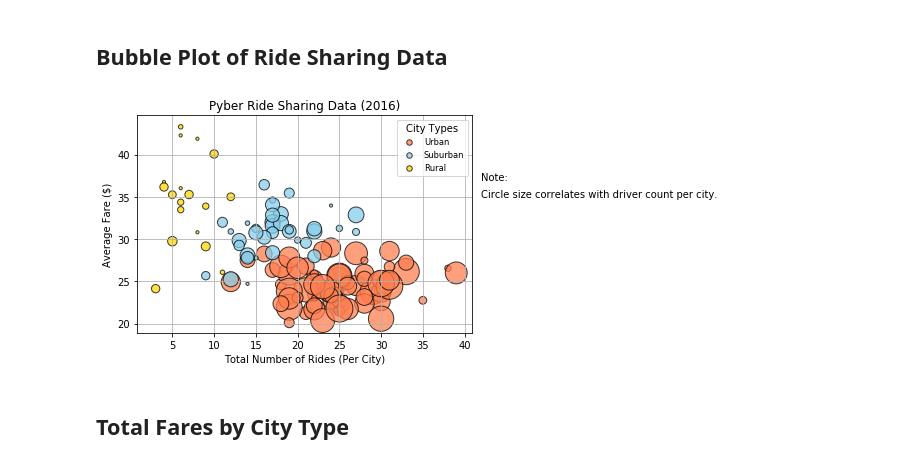
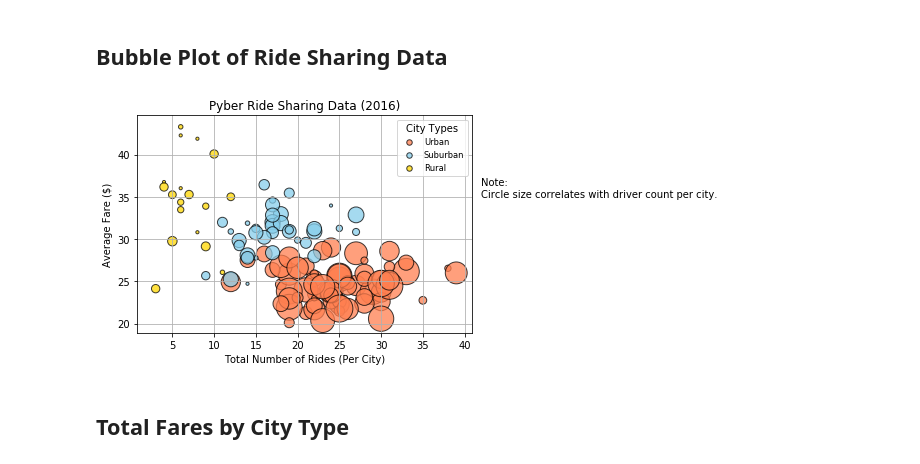
Before and after one commit to HCornick/Matplotlib_HW, a Jupyter notebook: pyber_code.ipynb, the cells around one changed output. Saved outputs shown, nothing was run; the diff lists cells and outputs as text; code cells hidden in the pictures.

```diff
--- a/pyber_code.ipynb
+++ b/pyber_code.ipynb
@@ -47,35 +47,35 @@ Rural_df = Pyber_group[Pyber_group['City Type'] == 'Rural']
 # Plot each city type on one scatter plot - each type varying by color. As noted, the size
 # of each circle correlates with the number of drivers in that particular city
 plt.scatter(Urban_df['Total Rides'], Urban_df['Average Fare'],
             s = Urban_df['Driver Count']*10, color = 'coral', alpha = 0.75,
             edgecolor = 'black', label = 'Urban')
 plt.scatter(Suburban_df['Total Rides'], Suburban_df['Average Fare'],
             s = Suburban_df['Driver Count']*10, color = 'skyblue', alpha = 0.75,
             edgecolor = 'black', label = 'Suburban')
 plt.scatter(Rural_df['Total Rides'], Rural_df['Average Fare'],
             s = Rural_df['Driver Count']*10, color = 'gold', alpha = 0.75,
             edgecolor = 'black', label = 'Rural')
 
 # Incorporate the other graph properties - labels and grid lines
 plt.title('Pyber Ride Sharing Data (2016)')
 plt.xlabel('Total Number of Rides (Per City)')
 plt.ylabel('Average Fare ($)')
 plt.grid()
 
 # Create a legend - and make legend icons for each of the city types the same size
 legend = plt.legend(loc = 'upper right', title = 'City Types', fontsize = 'small')
 legend.legendHandles[0]._sizes = [30]
 legend.legendHandles[1]._sizes = [30]
 legend.legendHandles[2]._sizes = [30]
 
 # Incorporate a text label regarding circle size
-plt.text(x = 42, y = 37, s = 'Note:', fontsize=10)
+plt.text(x = 42, y = 36.4, s = 'Note:', fontsize=10)
 plt.text(x = 42, y = 35, s = 'Circle size correlates with driver count per city.', fontsize=10)
 
 #Save figure and show plot
-plt.savefig("./Images/Rides.png")
+plt.savefig("./Images/BubblePlot.png")
 plt.show()
 # %% [output]
-[figure, old version]
+[figure, new version]
 # %% [markdown]
 ## Total Fares by City Type
```
Also changed, not shown: parts of 3 cells of this notebook, 3 other files.
